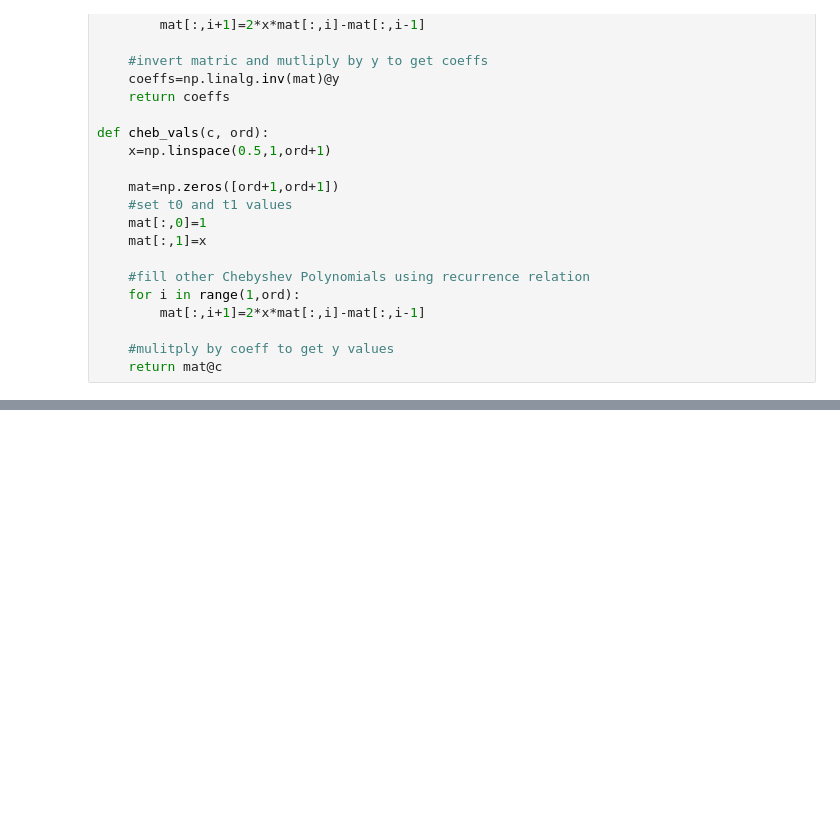
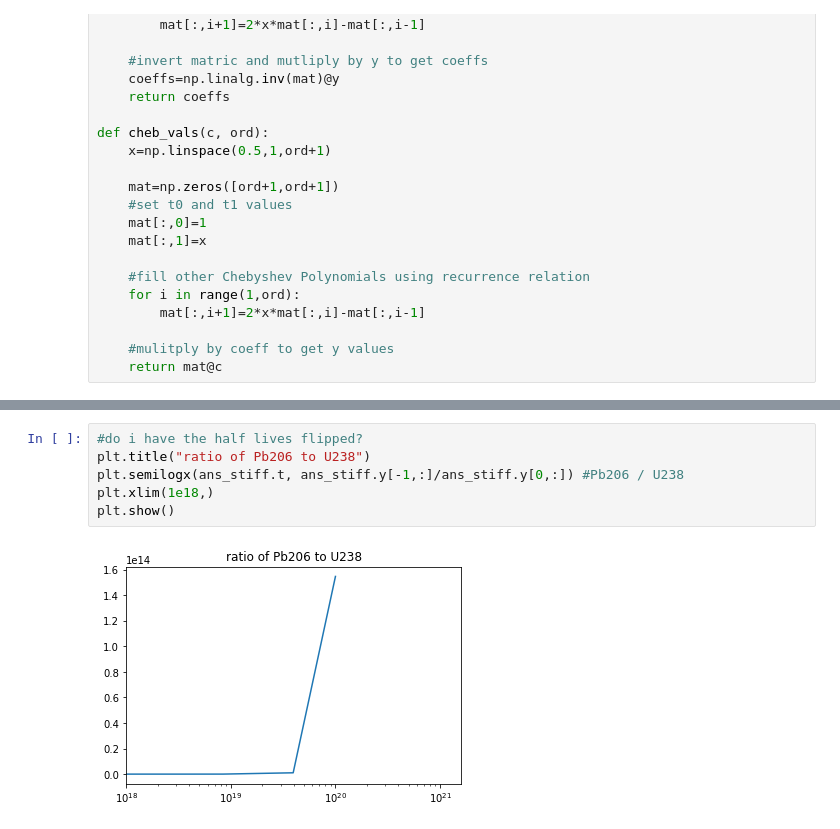
Before and after one commit to eklem1/Phys512_EK, a Jupyter notebook: PS2/PS2_EK.ipynb, the cells around one changed output, grey strips where cells are left out. Drawn from its saved outputs; the diff is of its cells as text; blank space fills up the shorter version.

```diff
--- a/PS2/PS2_EK.ipynb
+++ b/PS2/PS2_EK.ipynb
@@ -248,0 +401,8 @@ it’s interesting. Does this make sense analytically? (If you look at the decay
+# %%
+#do i have the half lives flipped?
+plt.title("ratio of Pb206 to U238")
+plt.semilogx(ans_stiff.t, ans_stiff.y[-1,:]/ans_stiff.y[0,:]) #Pb206 / U238
+plt.xlim(1e18,)
+plt.show()
+# %% [output]
+[figure, added]
```
Also changed, not shown: parts of 15 cells of this notebook.
